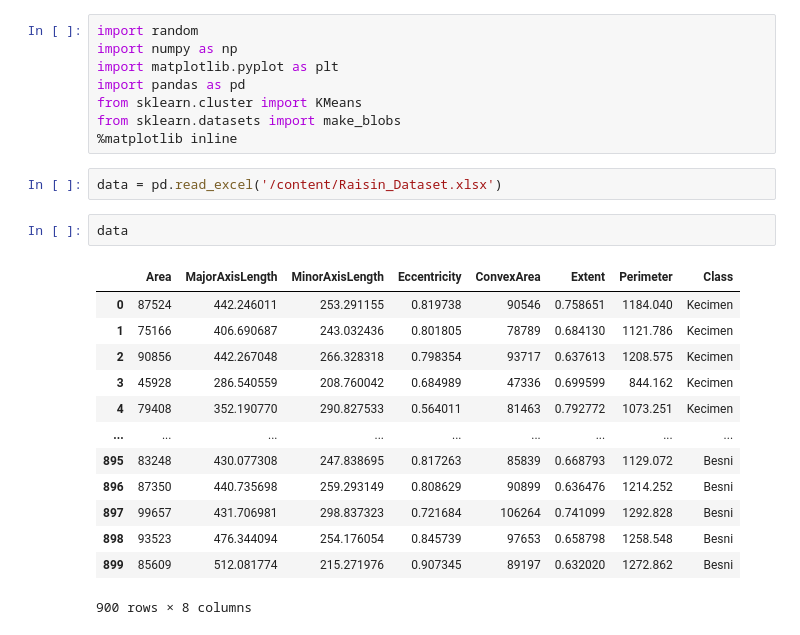
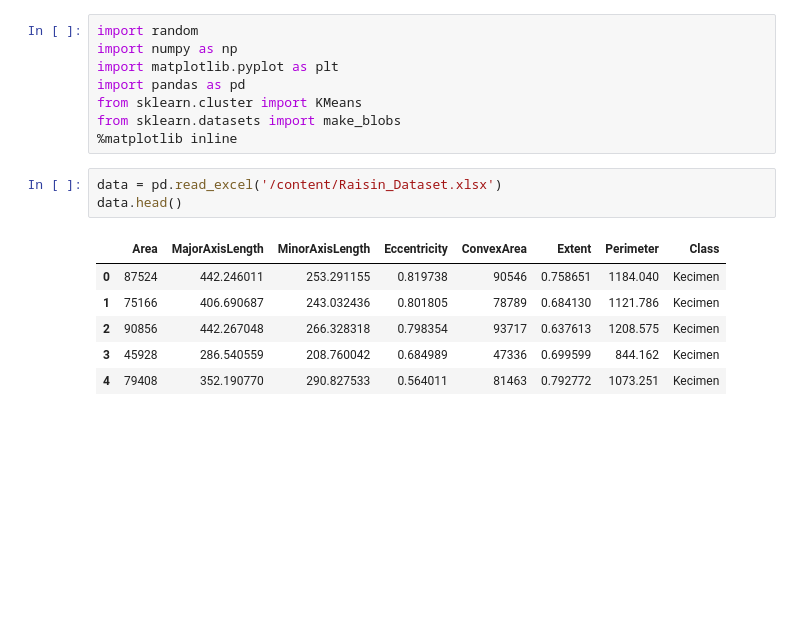
Before and after one commit to RafiPibe/KMeansClustering, a Jupyter notebook: 5025211074_MachineLearning.ipynb, the cells around one changed output. Saved outputs shown, nothing was run; the diff lists cells and outputs as text; blank space fills up the shorter version.

```diff
--- a/5025211074_MachineLearning.ipynb
+++ b/5025211074_MachineLearning.ipynb
@@ -16,19 +18,11 @@ from sklearn.datasets import make_blobs
 %matplotlib inline
 # %%
 data = pd.read_excel('/content/Raisin_Dataset.xlsx')
+data.head()
+# %% [output]
+|  | Area | MajorAxisLength | MinorAxisLength | Eccentricity | ConvexArea | Extent | Perimeter | Class |
+| 0 | 87524 | 442.246011 | 253.291155 | 0.819738 | 90546 | 0.758651 | 1184.040 | Kecimen |
+| 1 | 75166 | 406.690687 | 243.032436 | 0.801805 | 78789 | 0.684130 | 1121.786 | Kecimen |
+| 2 | 90856 | 442.267048 | 266.328318 | 0.798354 | 93717 | 0.637613 | 1208.575 | Kecimen |
+| 3 | 45928 | 286.540559 | 208.760042 | 0.684989 | 47336 | 0.699599 | 844.162 | Kecimen |
+| 4 | 79408 | 352.190770 | 290.827533 | 0.564011 | 81463 | 0.792772 | 1073.251 | Kecimen |
-# %%
-data
-# %% [output]
-|  | Area | MajorAxisLength | MinorAxisLength | Eccentricity | ConvexArea | Extent | Perimeter | Class |
-| 0 | 87524 | 442.246011 | 253.291155 | 0.819738 | 90546 | 0.758651 | 1184.040 | Kecimen |
-| 1 | 75166 | 406.690687 | 243.032436 | 0.801805 | 78789 | 0.684130 | 1121.786 | Kecimen |
-| 2 | 90856 | 442.267048 | 266.328318 | 0.798354 | 93717 | 0.637613 | 1208.575 | Kecimen |
-| 3 | 45928 | 286.540559 | 208.760042 | 0.684989 | 47336 | 0.699599 | 844.162 | Kecimen |
-| 4 | 79408 | 352.190770 | 290.827533 | 0.564011 | 81463 | 0.792772 | 1073.251 | Kecimen |
-| ... | ... | ... | ... | ... | ... | ... | ... | ... |
-| 895 | 83248 | 430.077308 | 247.838695 | 0.817263 | 85839 | 0.668793 | 1129.072 | Besni |
-| 896 | 87350 | 440.735698 | 259.293149 | 0.808629 | 90899 | 0.636476 | 1214.252 | Besni |
-| 897 | 99657 | 431.706981 | 298.837323 | 0.721684 | 106264 | 0.741099 | 1292.828 | Besni |
-| 898 | 93523 | 476.344094 | 254.176054 | 0.845739 | 97653 | 0.658798 | 1258.548 | Besni |
-| 899 | 85609 | 512.081774 | 215.271976 | 0.907345 | 89197 | 0.632020 | 1272.862 | Besni |
-900 rows × 8 columns
```
Also changed, not shown: parts of 10 cells of this notebook.
